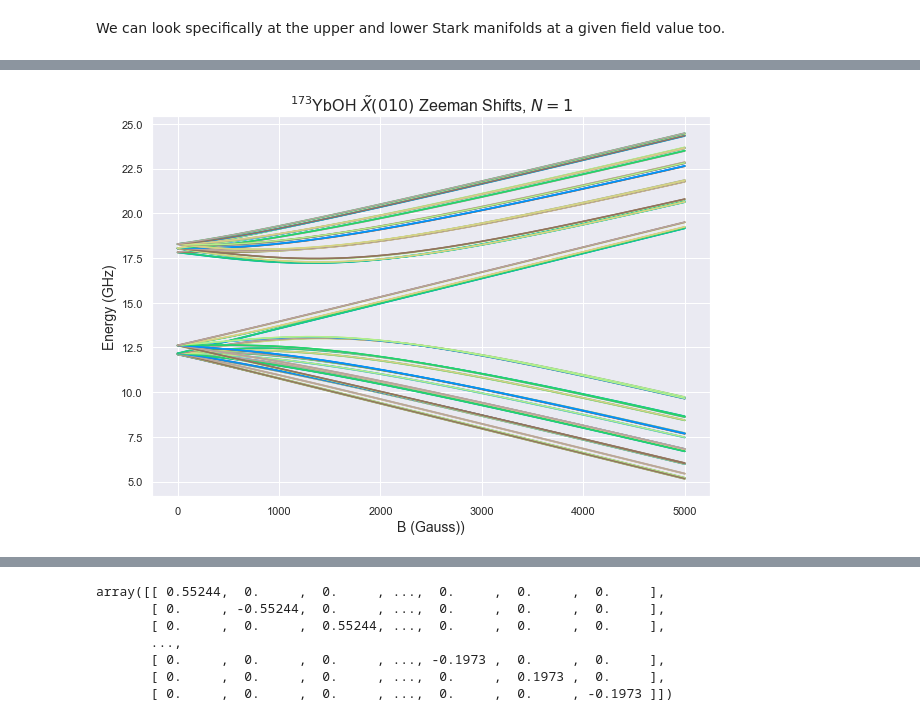
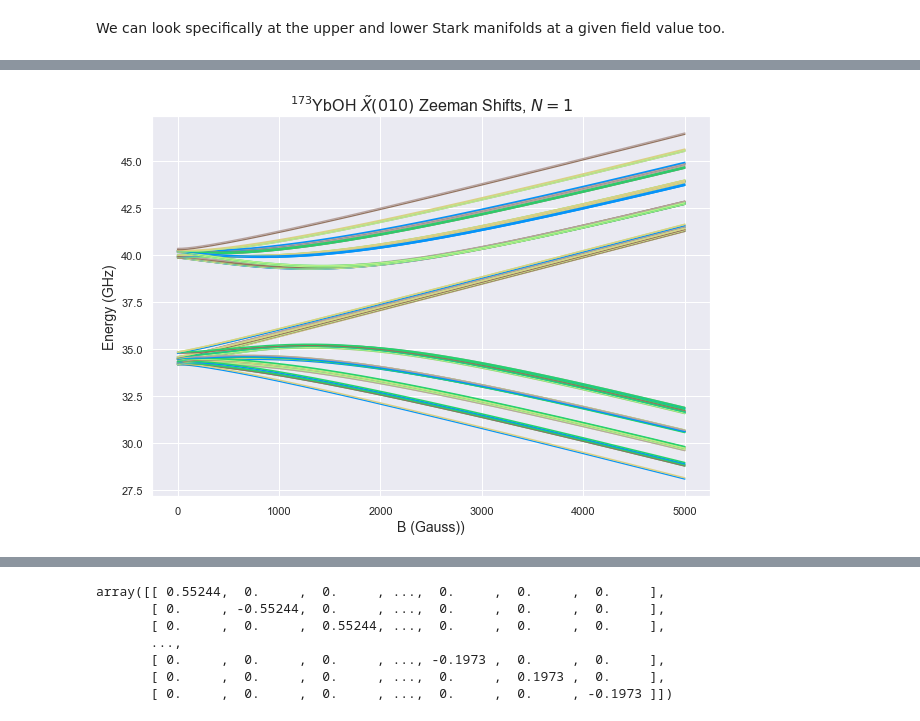
Before and after one commit to munozariasjm/Molecule-Structure, a Jupyter notebook: YbOH_Calcs_Tutorial.ipynb, the cells around one changed output, grey strips where cells are left out. Drawn from its saved outputs; the diff is of its cells as text; code cells hidden in the pictures.

```diff
--- a/YbOH_Calcs_Tutorial.ipynb
+++ b/YbOH_Calcs_Tutorial.ipynb
@@ -192,0 +185,4 @@ EDM Shift = 0.330236695
+# %%
+for i in range(8):
+    X010_174.write_state(i)
+    print(X010_174.evals0[i]-X010_174.evals0[0],'\n\n')
@@ -193,8 +207,8 @@ EDM Shift = 0.330236695
 # %%
-X010_173= YbOHLevels.initialize_state('173','X010',[1],all_M=True)
+X010_173= YbOHLevels.initialize_state('173','X010',[2],M_values = 'pos',I=[5/2,1/2],S=1/2,round=4)
 # %%
-Bz = np.linspace(0.001,5000,3000)
-Ez = np.linspace(0.0,10000,3000)
+Bz = np.linspace(0.001,5000,1000)
+Ez = np.linspace(0.0,5000,1000)
 # %%
 X010_173.ZeemanMap(Bz,0,plot=True)
 # %% [output]
@@ -201,0 +216,8 @@ X010_173.ZeemanMap(Bz,0,plot=True)
+# %%
+plt.figure(figsize=(10,7))
+for (i,trace) in enumerate(X010_173.evals_B.T):
+    grad = np.gradient(trace)/(Bz[1]-Bz[0])
+    plt.plot(Bz,grad)
+plt.xlabel('B (Gauss)',fontsize=14)
+plt.ylabel('Magnetization (MHz/(Gauss))',fontsize=14)
+plt.title(r'$^{173}$YbOH $\tilde{X}(010)$ Magnetization, $N=1$',fontsize=16);
@@ -202,9 +226,9 @@ X010_173.ZeemanMap(Bz,0,plot=True)
 # %%
 plt.figure(figsize=(10,7))
-for trace in evals173_B.T:
+for trace in X010_173.evals_B.T:
     plt.plot(Bz,trace*10**-3)
 plt.xlabel('B (Gauss))',fontsize=14)
 plt.ylabel('Energy (GHz)',fontsize=14)
 plt.title(r'$^{173}$YbOH $\tilde{X}(010)$ Zeeman Shifts, $N=1$',fontsize=16);
 # %% [output]
-[figure, old version]
+[figure, new version]
```
Also changed, not shown: parts of 34 cells of this notebook, 11 other files.
